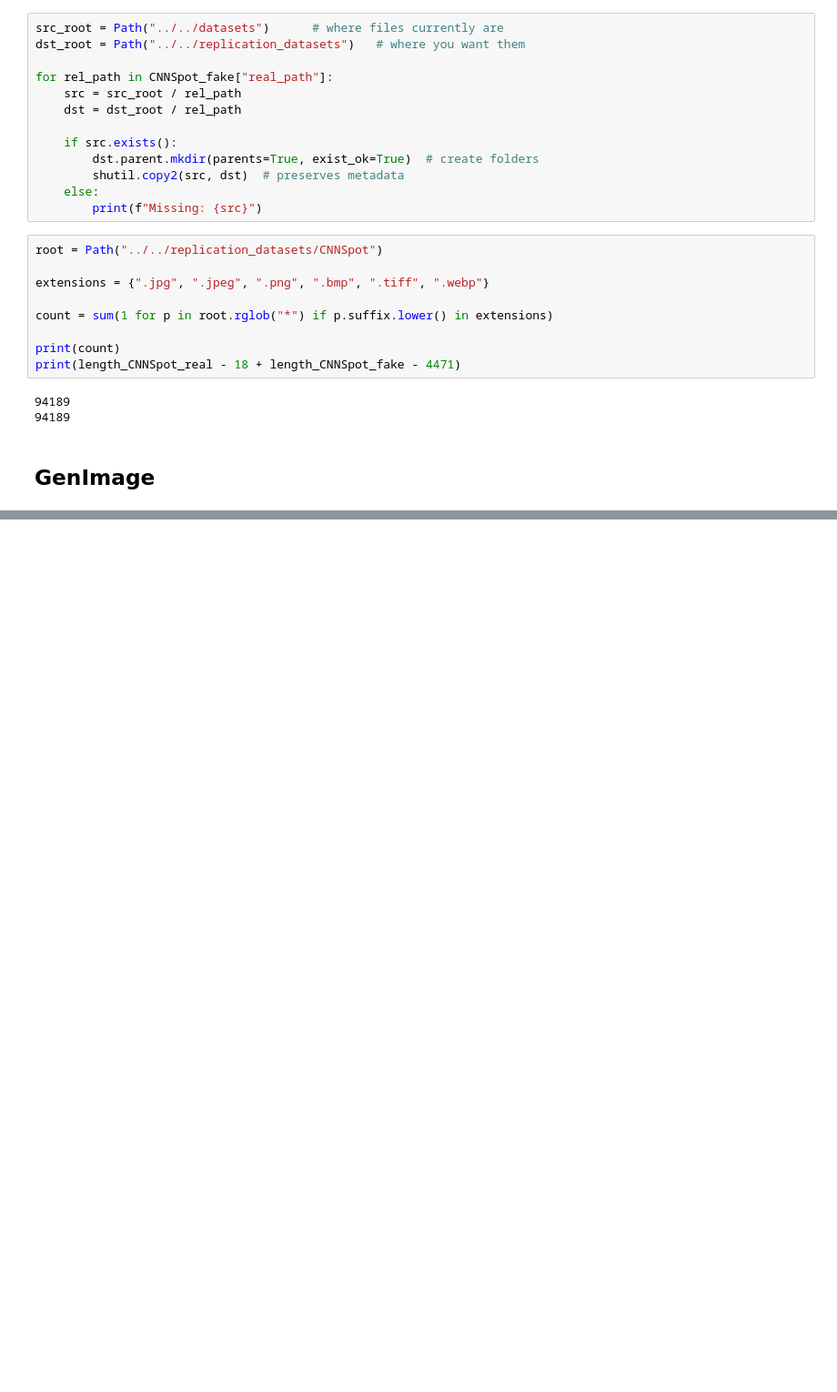
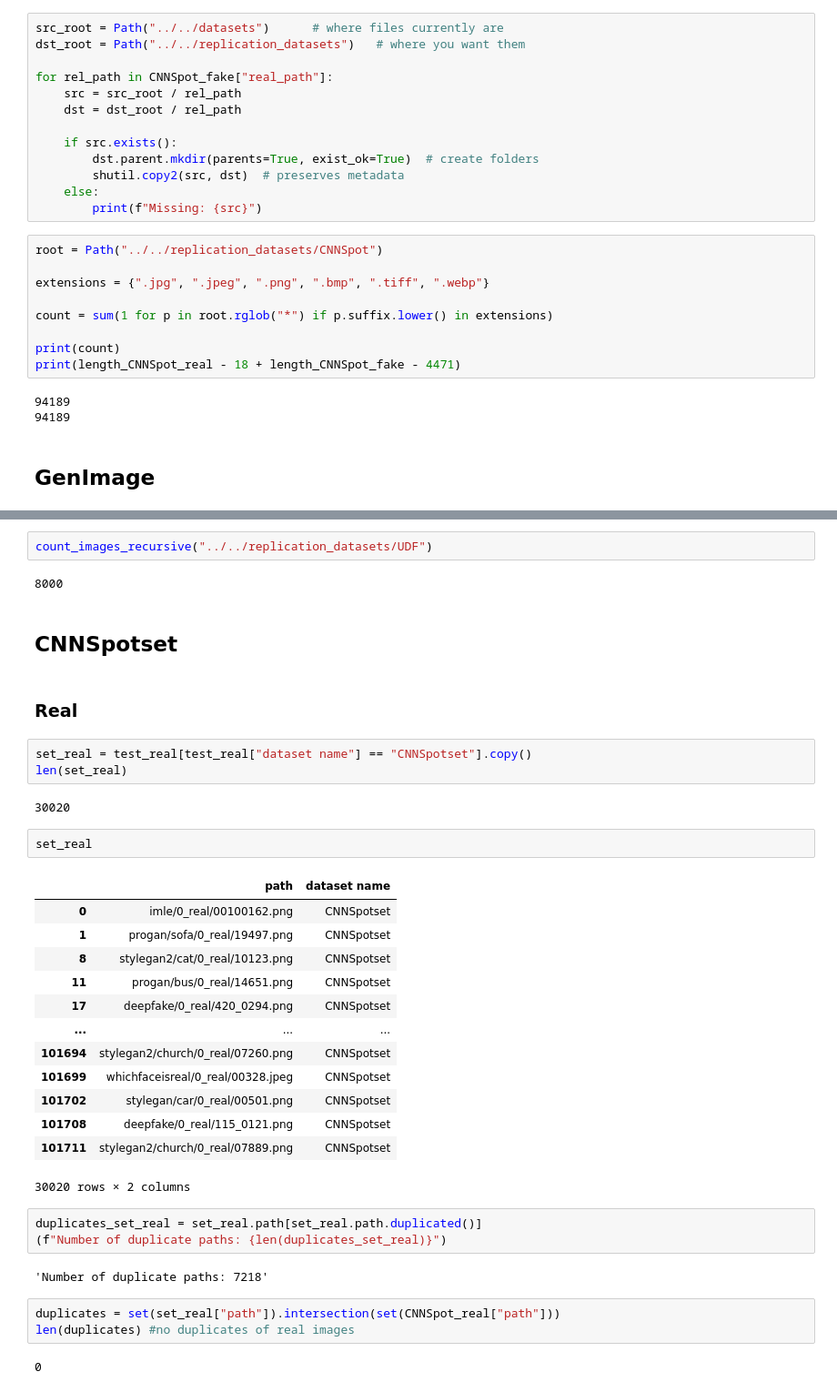
Before and after one commit to TiloSchuetz/zero-shot-deepfake-detection, a Jupyter notebook: dataset_preparation/dataset_preparation.ipynb, the cells around one changed output, grey strips where cells are left out. Shown at 91% size. Saved outputs shown, nothing was run; the diff lists cells and outputs as text; blank space fills up the shorter version.

```diff
--- a/dataset_preparation/dataset_preparation.ipynb
+++ b/dataset_preparation/dataset_preparation.ipynb
@@ -325,0 +507,39 @@ print(length_CNNSpot_real - 18 + length_CNNSpot_fake - 4471)
+# %%
+count_images_recursive("../../replication_datasets/UDF")
+# %% [output]
+8000
+# %% [markdown]
+## CNNSpotset
+# %% [markdown]
+### Real
+# %%
+set_real = test_real[test_real["dataset name"] == "CNNSpotset"].copy()
+len(set_real)
+# %% [output]
+30020
+# %%
+set_real
+# %% [output]
+|  | path | dataset name |
+| 0 | imle/0_real/00100162.png | CNNSpotset |
+| 1 | progan/sofa/0_real/19497.png | CNNSpotset |
+| 8 | stylegan2/cat/0_real/10123.png | CNNSpotset |
+| 11 | progan/bus/0_real/14651.png | CNNSpotset |
+| 17 | deepfake/0_real/420_0294.png | CNNSpotset |
+| ... | ... | ... |
+| 101694 | stylegan2/church/0_real/07260.png | CNNSpotset |
+| 101699 | whichfaceisreal/0_real/00328.jpeg | CNNSpotset |
+| 101702 | stylegan/car/0_real/00501.png | CNNSpotset |
+| 101708 | deepfake/0_real/115_0121.png | CNNSpotset |
+| 101711 | stylegan2/church/0_real/07889.png | CNNSpotset |
+30020 rows × 2 columns
+# %%
+duplicates_set_real = set_real.path[set_real.path.duplicated()]
+(f"Number of duplicate paths: {len(duplicates_set_real)}")
+# %% [output]
+'Number of duplicate paths: 7218'
+# %%
+duplicates = set(set_real["path"]).intersection(set(CNNSpot_real["path"]))
+len(duplicates) #no duplicates of real images
+# %% [output]
+0
```
Also changed, not shown: parts of 45 cells of this notebook.
